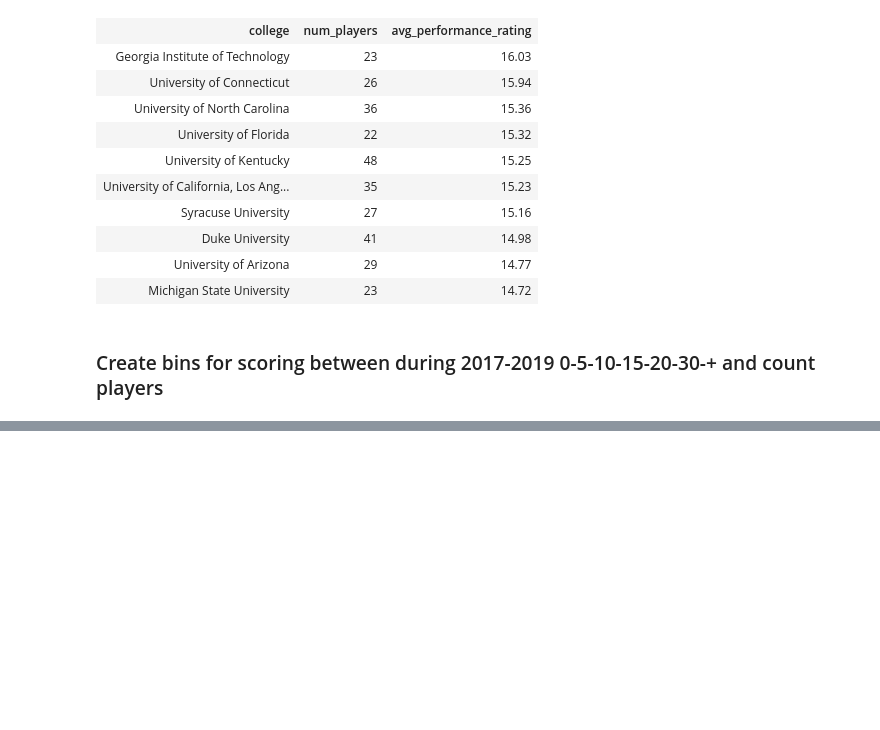
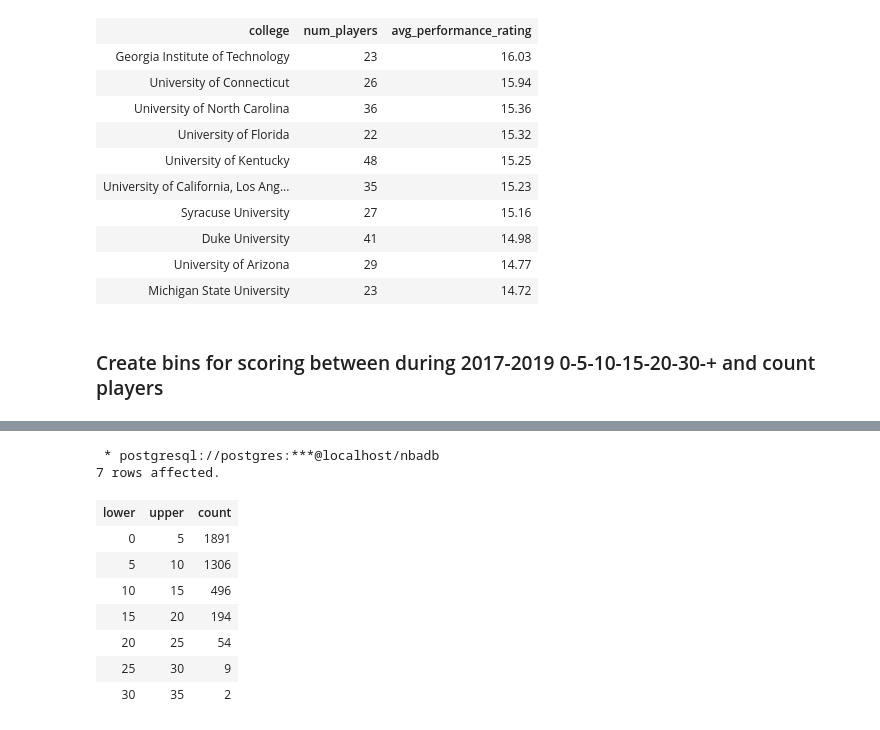
Before and after one commit to LeventSoykan/Clean_-_Analyze_NBA_Player_Data_In_PostgreSQL, a Jupyter notebook: nba_data_exploration.ipynb, the cells around one changed output, grey strips where cells are left out. Saved outputs shown, nothing was run; the diff lists cells and outputs as text; code cells hidden in the pictures; blank space fills up the shorter version.

```diff
--- a/nba_data_exploration.ipynb
+++ b/nba_data_exploration.ipynb
@@ -475,0 +466,35 @@ LIMIT
+# %%
+%%sql
+WITH bins AS
+(
+    SELECT
+        GENERATE_SERIES(0, 30, 5) AS lower,
+        GENERATE_SERIES(5, 35, 5) AS upper
+),
+avg_pts AS (
+    SELECT player_id, (SUM(pts)/SUM(g))::numeric(4,2) as ppg FROM seasons GROUP BY player_id
+)
+
+SELECT
+    b.lower, b.upper, COUNT(a.ppg)
+FROM
+    bins AS b
+LEFT JOIN
+    avg_pts as a
+ON
+    (a.ppg >= b.lower AND a.ppg < b.upper) OR a.ppg>35
+GROUP BY
+    b.lower, b.upper
+ORDER BY
+    b.lower, b.upper;
+# %% [output]
+ * postgresql://postgres:***@localhost/nbadb
+7 rows affected.
+| lower | upper | count |
+| 0 | 5 | 1891 |
+| 5 | 10 | 1306 |
+| 10 | 15 | 496 |
+| 15 | 20 | 194 |
+| 20 | 25 | 54 |
+| 25 | 30 | 9 |
+| 30 | 35 | 2 |
```
Also changed, not shown: parts of 2 cells of this notebook.
